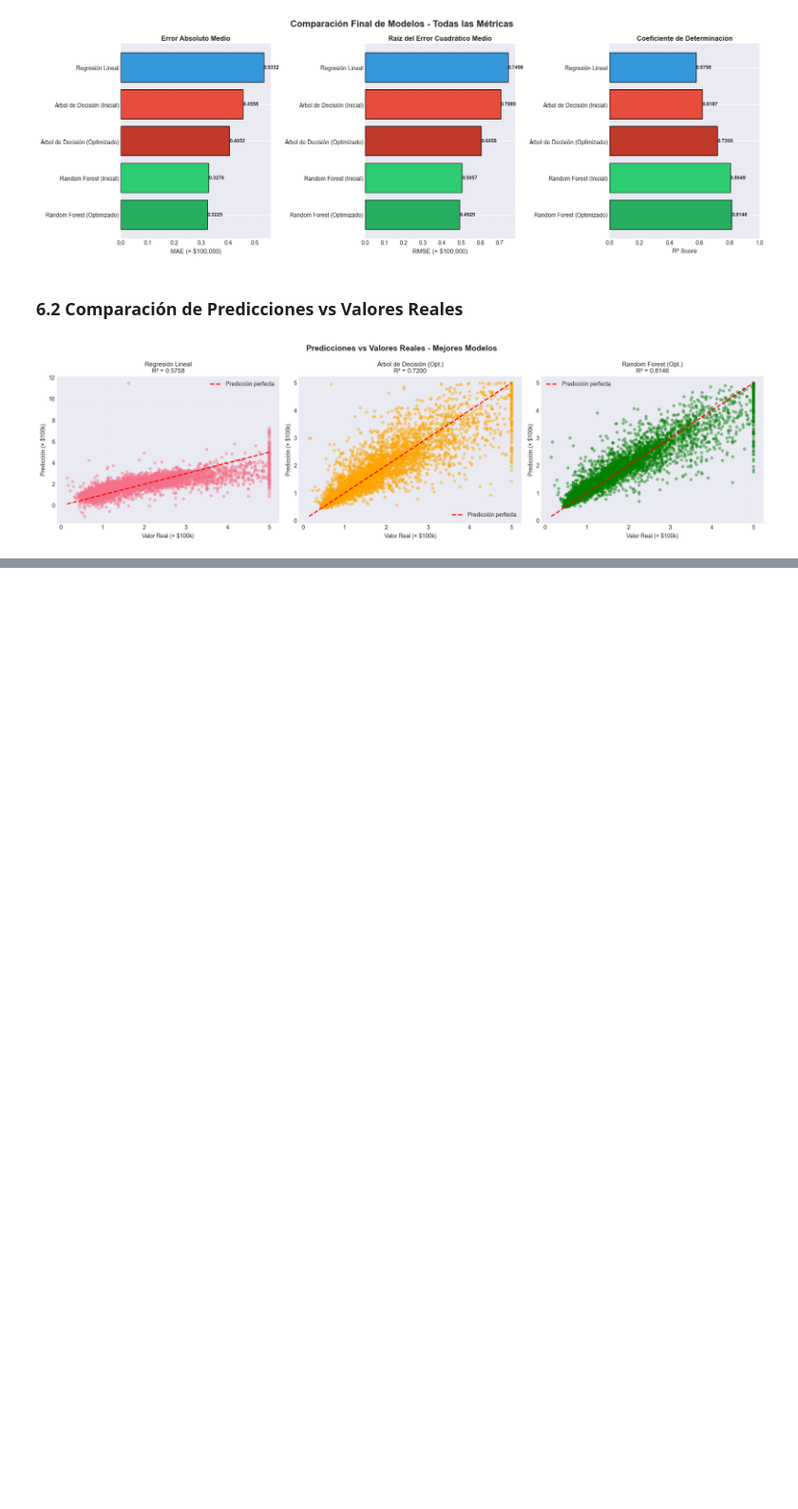
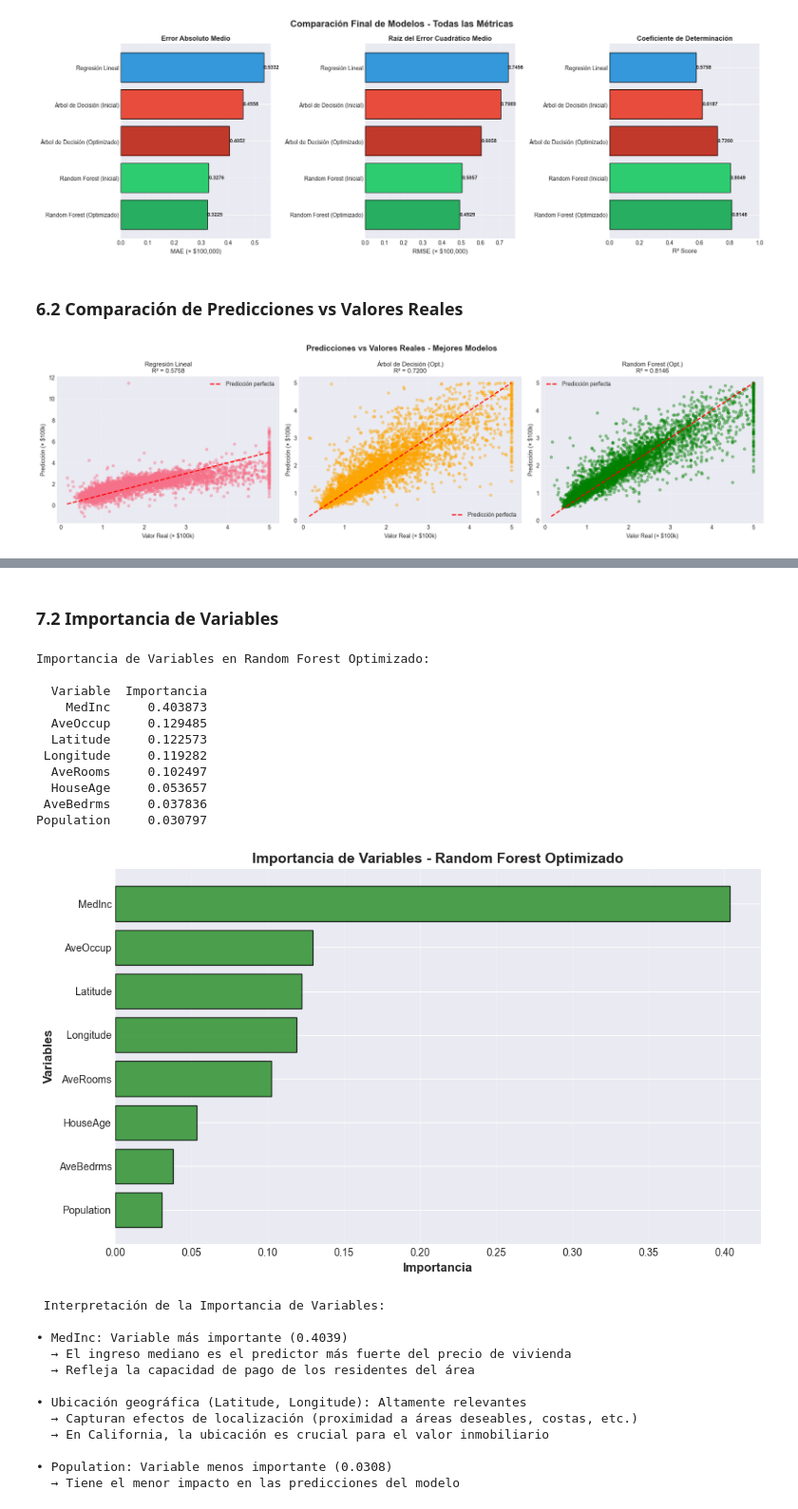
Before and after one commit to nicoCT04/Aprendizaje_Supervisado_IA_LAB, a Jupyter notebook: Parte1_regresion_cf.ipynb, the cells around one changed output, grey strips where cells are left out. Shown at 95% size. Saved outputs shown, nothing was run; the diff lists cells and outputs as text; code cells hidden in the pictures; blank space fills up the shorter version.

```diff
--- a/Parte1_regresion_cf.ipynb
+++ b/Parte1_regresion_cf.ipynb
@@ -805,0 +885,60 @@ plt.show()
+# %% [markdown]
+### 7.2 Importancia de Variables
+# %%
+# Obtener importancia de características del modelo optimizado
+feature_importance = pd.DataFrame({
+   'Variable': X_train.columns,
+   'Importancia': grid_rf.best_estimator_.feature_importances_
+}).sort_values('Importancia', ascending=False)
+
+print("\nImportancia de Variables en Random Forest Optimizado:\n")
+print(feature_importance.to_string(index=False))
+
+# Visualización de importancia de variables
+plt.figure(figsize=(10, 6))
+plt.barh(feature_importance['Variable'], feature_importance['Importancia'],
+         color='forestgreen', edgecolor='black', alpha=0.8)
+plt.xlabel('Importancia', fontsize=12, fontweight='bold')
+plt.ylabel('Variables', fontsize=12, fontweight='bold')
+plt.title('Importancia de Variables - Random Forest Optimizado', fontsize=14, fontweight='bold')
+plt.gca().invert_yaxis()
+plt.grid(True, alpha=0.3, axis='x')
+plt.tight_layout()
+plt.show()
+
+print("\n Interpretación de la Importancia de Variables:\n")
+print(f"• {feature_importance.iloc[0]['Variable']}: Variable más importante ({feature_importance.iloc[0]['Importancia']:.4f})")
+print("  → El ingreso mediano es el predictor más fuerte del precio de vivienda")
+print("  → Refleja la capacidad de pago de los residentes del área\n")
+
+print(f"• Ubicación geográfica (Latitude, Longitude): Altamente relevantes")
+print("  → Capturan efectos de localización (proximidad a áreas deseables, costas, etc.)")
+print("  → En California, la ubicación es crucial para el valor inmobiliario\n")
+
+print(f"• {feature_importance.iloc[-1]['Variable']}: Variable menos importante ({feature_importance.iloc[-1]['Importancia']:.4f})")
+print("  → Tiene el menor impacto en las predicciones del modelo")
+# %% [output]
+Importancia de Variables en Random Forest Optimizado:
+
+  Variable  Importancia
+    MedInc     0.403873
+  AveOccup     0.129485
+  Latitude     0.122573
+ Longitude     0.119282
+  AveRooms     0.102497
+  HouseAge     0.053657
+ AveBedrms     0.037836
+Population     0.030797
+[figure, added]
+ Interpretación de la Importancia de Variables:
+
+• MedInc: Variable más importante (0.4039)
+  → El ingreso mediano es el predictor más fuerte del precio de vivienda
+  → Refleja la capacidad de pago de los residentes del área
+
+• Ubicación geográfica (Latitude, Longitude): Altamente relevantes
+  → Capturan efectos de localización (proximidad a áreas deseables, costas, etc.)
+  → En California, la ubicación es crucial para el valor inmobiliario
+
+• Population: Variable menos importante (0.0308)
+  → Tiene el menor impacto en las predicciones del modelo
```
Also changed, not shown: parts of 7 cells of this notebook.
